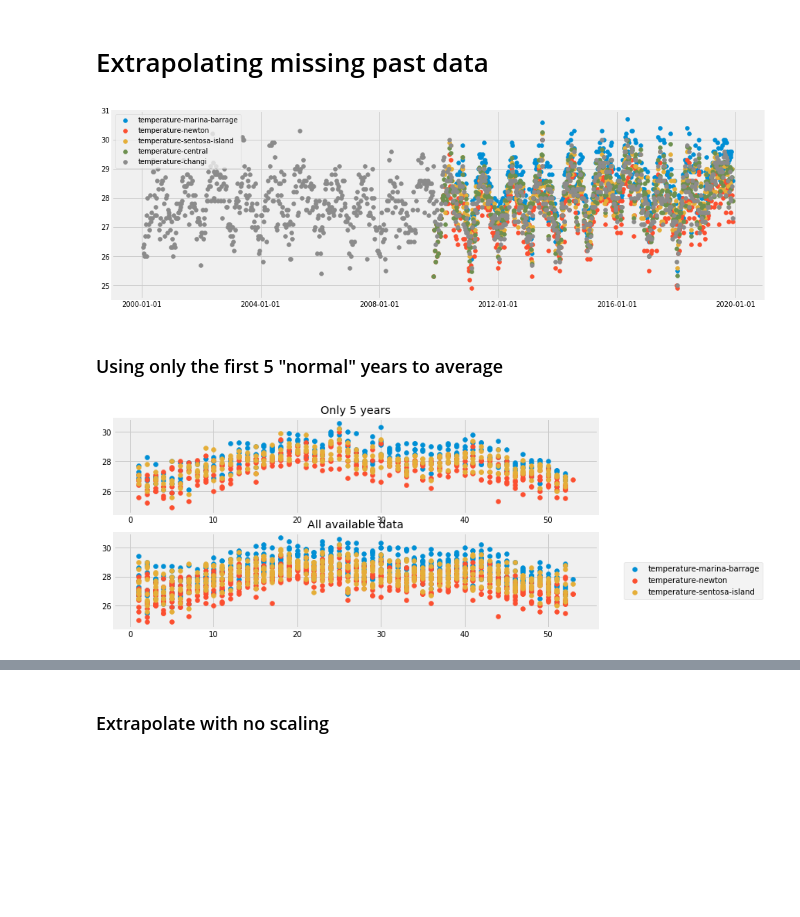
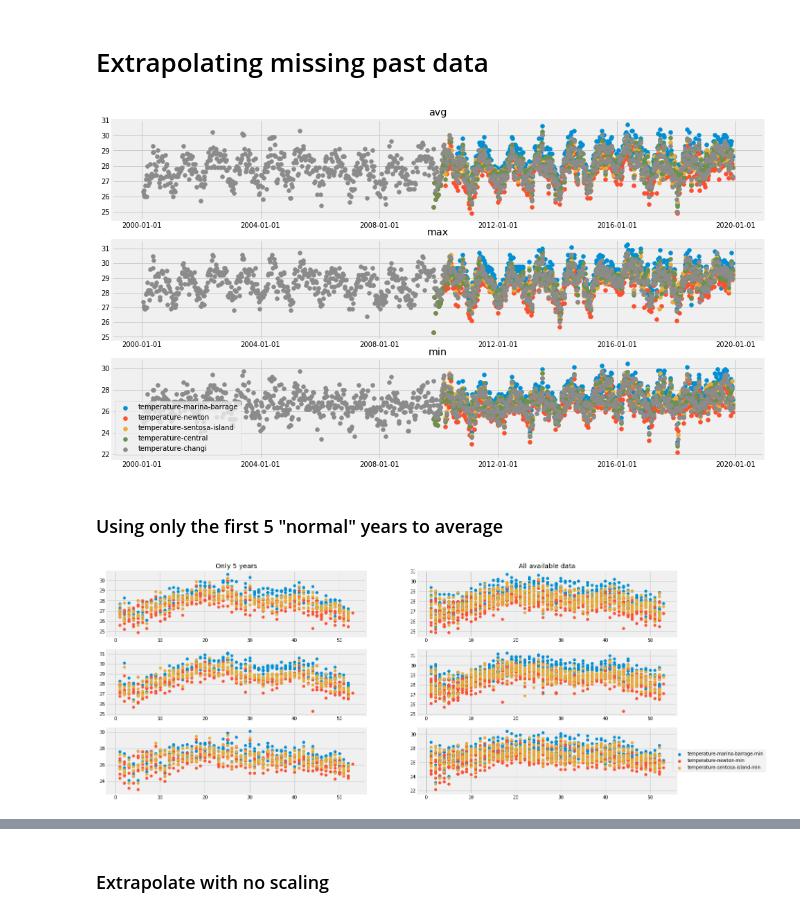
Before and after one commit to mammothb/personal, a Jupyter notebook: datathon/data-extraction/check_missing_data.ipynb, the cells around one changed output, grey strips where cells are left out. Drawn from its saved outputs; the diff is of its cells as text; code cells hidden in the pictures; blank space fills up the shorter version.

```diff
--- a/datathon/data-extraction/check_missing_data.ipynb
+++ b/datathon/data-extraction/check_missing_data.ipynb
@@ -48,6 +48,6 @@ True
 # %% [markdown]
 # Find head and tail of data
 # %%
-big_df = pd.read_csv("./all_data.csv", index_col=[0], parse_dates=[0]).replace("-", np.nan).astype(float)
+big_df = pd.read_csv("./multicoldataall.csv", index_col=[0], parse_dates=[0]).replace("-", np.nan).astype(float)
 big_df.head()
 # %% [output]
@@ -97,7 +97,7 @@ plt.show()
 # %% [markdown]
 # Group to regions
 # %%
-regions = {
+base_regions = {
     "temperature-north": ["temperature-admiralty", "temperature-khatib", "temperature-sembawang"],
     "temperature-northeast": ["temperature-ang-mo-kio", "temperature-seletar", "temperature-tai-seng"],
     "temperature-central": ["temperature-marina-barrage", "temperature-newton", "temperature-sentosa-island"],
@@ -128,6 +128,12 @@ regions = {
                          "rainfall-somerset-road", "rainfall-tanjong-pagar", "rainfall-toa-payoh",
                          "rainfall-ulu-pandan", "rainfall-whampoa"]
 }
+temperature_suffix = ["avg", "max", "min"]
+rainfall_suffix = ["avg", "max", "min", "consecutive"]
+regions = {f"{k}-{suffix}": [f"{loc}-{suffix}" for loc in base_regions[k]]
+           for k in base_regions
+           for suffix in (temperature_suffix if "temperature" in k else rainfall_suffix)}
+
 region_head_tail = {}
 for k in regions:
     region_head_tail[k] = {}
@@ -144,6 +150,6 @@ ax.yaxis_date()
 ax.scatter(list(region_head_tail.keys())[1 :], [region_head_tail[k]["start"] for k in region_head_tail][1 :], c="r")
 ax.scatter(list(region_head_tail.keys())[1 :], [region_head_tail[k]["end"] for k in region_head_tail][1 :], c="b")
 
-plt.xticks(rotation=45)
+plt.xticks(rotation=90)
 plt.show()
 # %% [output]
@@ -175,43 +190,62 @@ Population mean:  4865127.161078998
 # %% [markdown]
 # Extrapolating missing past data
 # %%
-f, ax = plt.subplots(1)
-f.set_figheight(5)
+f, ax = plt.subplots(3, 1)
+f.set_figheight(9)
 f.set_figwidth(15)
 
 xfmt = md.DateFormatter('%Y-%m-%d')
-ax.xaxis.set_major_formatter(xfmt)
-ax.xaxis_date()
-ax.scatter(big_df.index, big_df["temperature-marina-barrage"], label="temperature-marina-barrage")
-ax.scatter(big_df.index, big_df["temperature-newton"], label="temperature-newton")
-ax.scatter(big_df.index, big_df["temperature-sentosa-island"], label="temperature-sentosa-island")
+for ax, suffix in zip(ax, ["avg", "max", "min"]):
+    ax.title.set_text(suffix)
+    ax.xaxis.set_major_formatter(xfmt)
+    ax.xaxis_date()
+    ax.scatter(big_df.index, big_df[f"temperature-marina-barrage-{suffix}"], label="temperature-marina-barrage")
+    ax.scatter(big_df.index, big_df[f"temperature-newton-{suffix}"], label="temperature-newton")
+    ax.scatter(big_df.index, big_df[f"temperature-sentosa-island-{suffix}"], label="temperature-sentosa-island")
 
-ax.scatter(big_df.index, big_df["temperature-central"], label="temperature-central")
-ax.scatter(big_df.index, big_df["temperature-changi"], label="temperature-changi")
+    ax.scatter(big_df.index, big_df[f"temperature-central-{suffix}"], label="temperature-central")
+    ax.scatter(big_df.index, big_df[f"temperature-changi-{suffix}"], label="temperature-changi")
 plt.legend()
 plt.show()
 # %% [output]
-[figure, old version]
+[figure, new version]
 # %% [markdown]
 ### Using only the first 5 "normal" years to average
 # %%
-df_central = big_df[regions["temperature-central"]].copy()
-df_central['weekofyear'] = df_central.index.weekofyear
+df_central = big_df[regions[f"temperature-central-avg"] + regions[f"temperature-central-max"] +
+                    regions[f"temperature-central-min"]].copy()
+df_central["weekofyear"] = df_central.index.weekofyear
+# df_central_dict = {k: big_df[regions[f"temperature-central-{k}"]].copy() for k in ["avg", "max", "min"]}
+# for k in df_central_dict:
+#     df_central_dict[k]["weekofyear"] = df_central_dict[k].index.weekofyear
 
-f, (ax1, ax2) = plt.subplots(2, 1)
-f.set_figheight(5)
-f.set_figwidth(10)
+# df_central = big_df[regions["temperature-central-avg"]].copy()
+# df_central['weekofyear'] = df_central.index.weekofyear
+
+f, ax = plt.subplots(3, 2)
+f.set_figheight(9)
+f.set_figwidth(20)
 
 five_normal_years = (df_central.index > '2009-10-25') & (df_central.index <= "2015-1-1")
+ax[0][0].title.set_text("Only 5 years")
+ax[0][1].title.set_text("All available data")
+for i, suffix in enumerate(temperature_suffix):
+    for colname in regions[f"temperature-central-{suffix}"]:
+        ax[i][0].scatter(df_central["weekofyear"].loc[five_normal_years],
+                         df_central[colname].loc[five_normal_years],
+                         label=colname)
+        ax[i][1].scatter(df_central["weekofyear"], df_central[colname], label=colname)
+# for colname in regions["temperature-central-avg"]:
+#     ax1.scatter(df_central["weekofyear"].loc[five_normal_years], df_central[colname].loc[five_normal_years],
+#                 label=colname)
+#     ax2.scatter(df_central["weekofyear"], df_central[colname], label=colname)
 
-ax1.title.set_text("Only 5 years")
-ax2.title.set_text("All available data")
-for colname in regions["temperature-central"]:
-    ax1.scatter(df_central["weekofyear"].loc[five_normal_years], df_central[colname].loc[five_normal_years],
-                label=colname)
-    ax2.scatter(df_central["weekofyear"], df_central[colname], label=colname)
+# for colname in regions["temperature-central-avg"]:
+#     ax1.scatter(df_central["weekofyear"].loc[five_normal_years], df_central[colname].loc[five_normal_years],
+#                 label=colname)
+#     ax2.scatter(df_central["weekofyear"], df_central[colname], label=colname)
 
 plt.legend(loc=7, bbox_to_anchor=(1.35, 0.5))
 plt.show()
 # %% [output]
-[figure, old version]
+[figure, new version]
```
Also changed, not shown: parts of 16 cells of this notebook, 10 other files.
